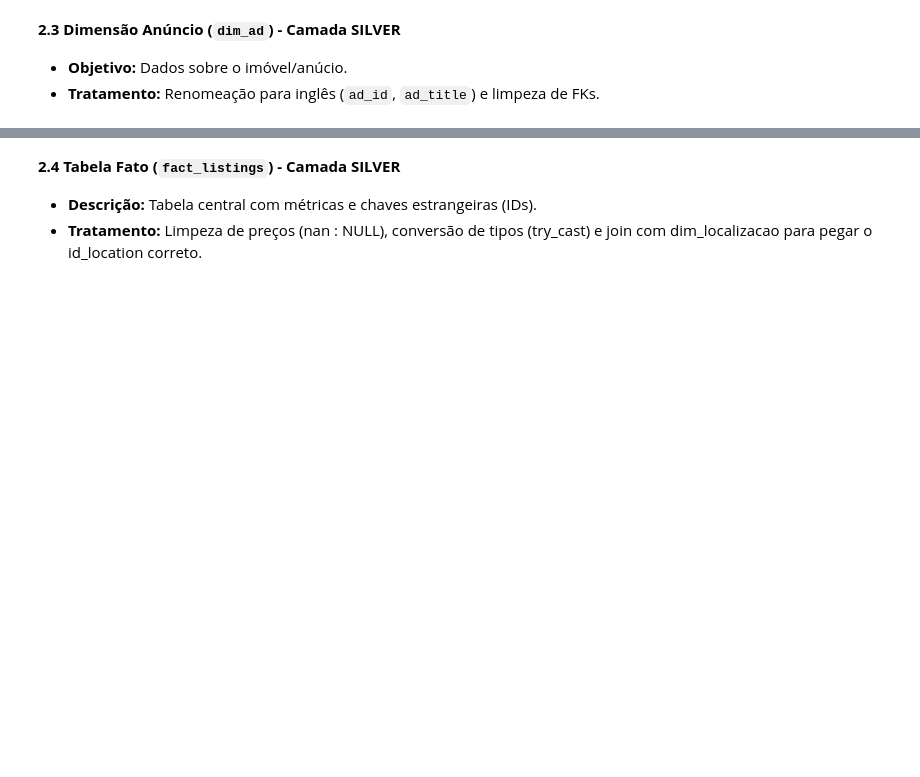
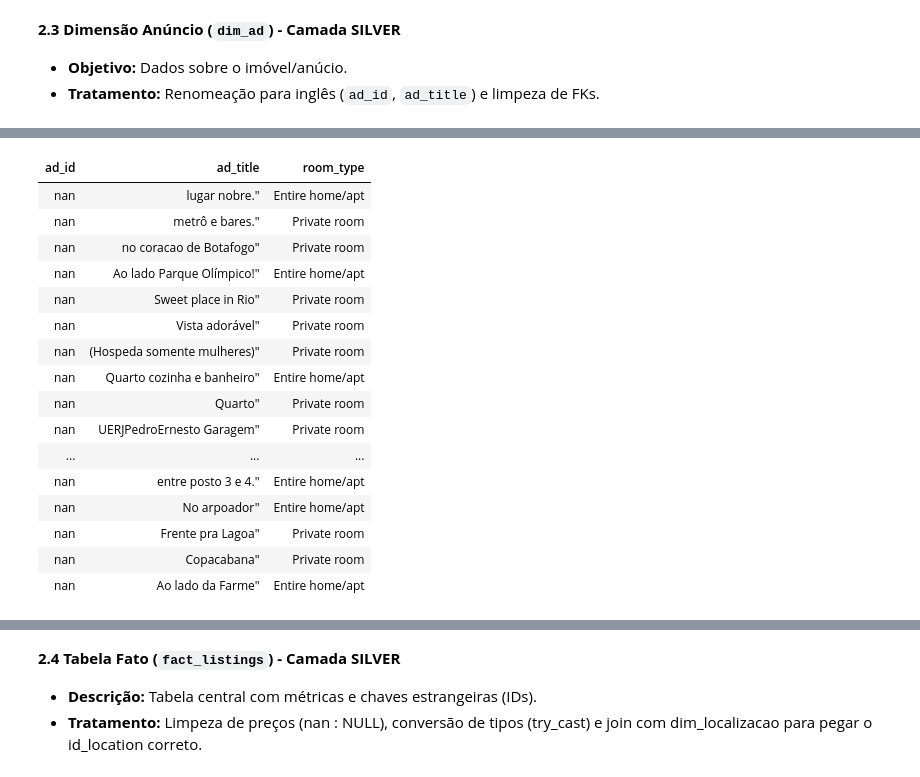
Before and after one commit to juliafarah/MVP_Data_Engineering, a Jupyter notebook: MVP_Pipeline_Airbnb_Rio.ipynb, the cells around one changed output, grey strips where cells are left out. Saved outputs shown, nothing was run; the diff lists cells and outputs as text; code cells hidden in the pictures; blank space fills up the shorter version.

```diff
--- a/MVP_Pipeline_Airbnb_Rio.ipynb
+++ b/MVP_Pipeline_Airbnb_Rio.ipynb
@@ -345,0 +346,23 @@ display(df_dim_anuncio.limit(20))
+# %%
+%sql
+select *
+from silver.dim_ad
+where ad_id = 'nan'
+# %% [output]
+| ad_id | ad_title | room_type |
+| nan | lugar nobre." | Entire home/apt |
+| nan | metrô e bares." | Private room |
+| nan | no coracao de Botafogo" | Private room |
+| nan | Ao lado Parque Olímpico!" | Entire home/apt |
+| nan | Sweet place in Rio" | Private room |
+| nan | Vista adorável" | Private room |
+| nan | (Hospeda somente mulheres)" | Private room |
+| nan | Quarto cozinha e banheiro" | Entire home/apt |
+| nan | Quarto" | Private room |
+| nan | UERJPedroErnesto Garagem" | Private room |
+| ... | ... | ... |
+| nan | entre posto 3 e 4." | Entire home/apt |
+| nan | No arpoador" | Entire home/apt |
+| nan | Frente pra Lagoa" | Private room |
+| nan | Copacabana" | Private room |
+| nan | Ao lado da Farme" | Entire home/apt |
```
Also changed, not shown: parts of 22 cells of this notebook.
